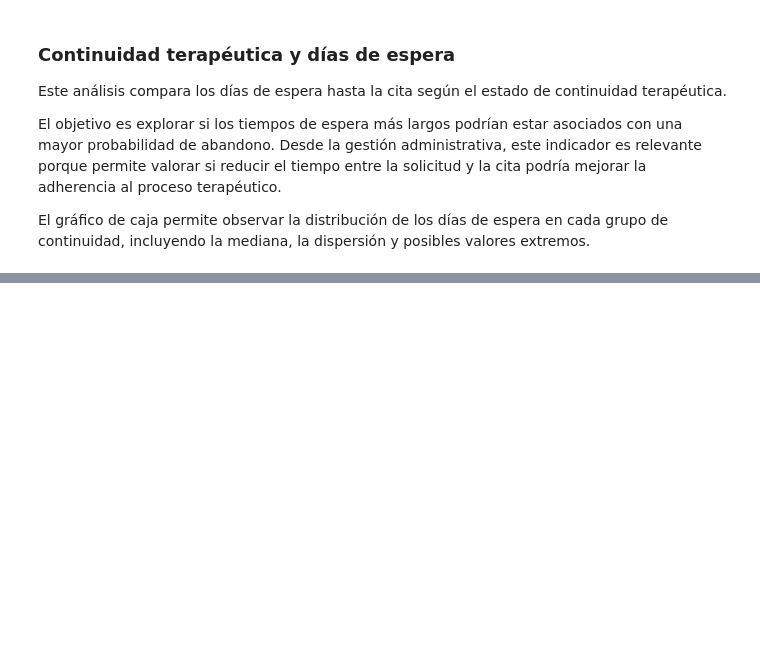
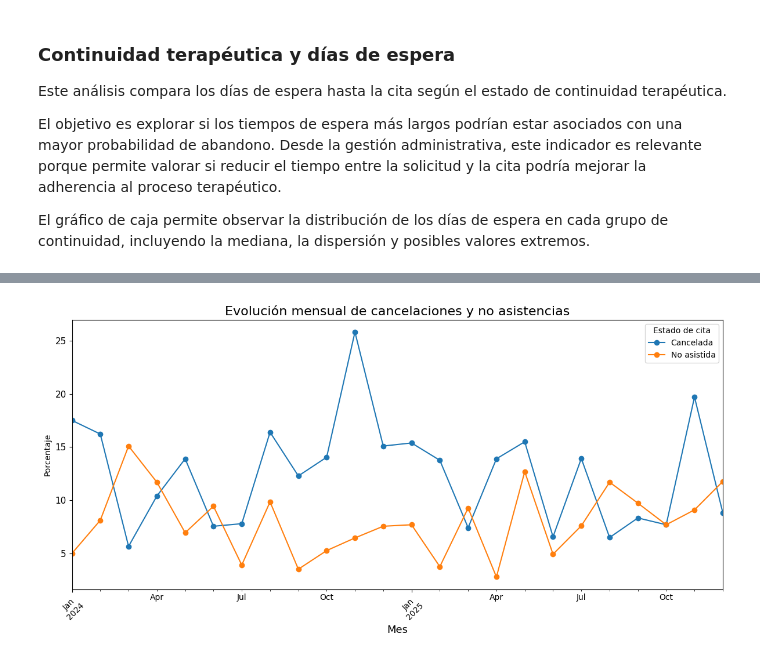
Before and after one commit to martalm67/clinimind-analytics, a Jupyter notebook: notebooks/02_analisis_exploratorio.ipynb, the cells around one changed output, grey strips where cells are left out. Cells and saved outputs as stored; diff of their text form; code cells hidden in the pictures; blank space fills up the shorter version.

```diff
--- a/notebooks/02_analisis_exploratorio.ipynb
+++ b/notebooks/02_analisis_exploratorio.ipynb
@@ -478,0 +589,7 @@ El gráfico de caja permite observar la distribución de los días de espera en
+# %%
+# LO PASAMOS A PORCENTAJE
+estado_por_mes_porcentaje = (pd.crosstab(df["mes"], df["estado_cita"], normalize="index") * 100)
+
+estado_por_mes_porcentaje = estado_por_mes_porcentaje.round(2)
+
+estado_por_mes_porcentaje
@@ -478,0 +615,14 @@ El gráfico de caja permite observar la distribución de los días de espera en
+# %%
+# GRÁFICO DE LINEAS APRA CANCELACIONES Y NO ASISTENCIAS
+estado_por_mes_porcentaje[["Cancelada", "No asistida"]].plot(kind="line", marker="o", figsize=(12, 6))
+
+plt.title("Evolución mensual de cancelaciones y no asistencias", fontsize=16)
+plt.xlabel("Mes", fontsize=13)
+plt.ylabel("Porcentaje")
+plt.xticks(rotation=45, fontsize=10)
+plt.yticks(fontsize=11)
+plt.legend(title="Estado de cita")
+plt.tight_layout()
+plt.show()
+# %% [output]
+[figure, added]
```
Also changed, not shown: parts of 45 cells of this notebook.
